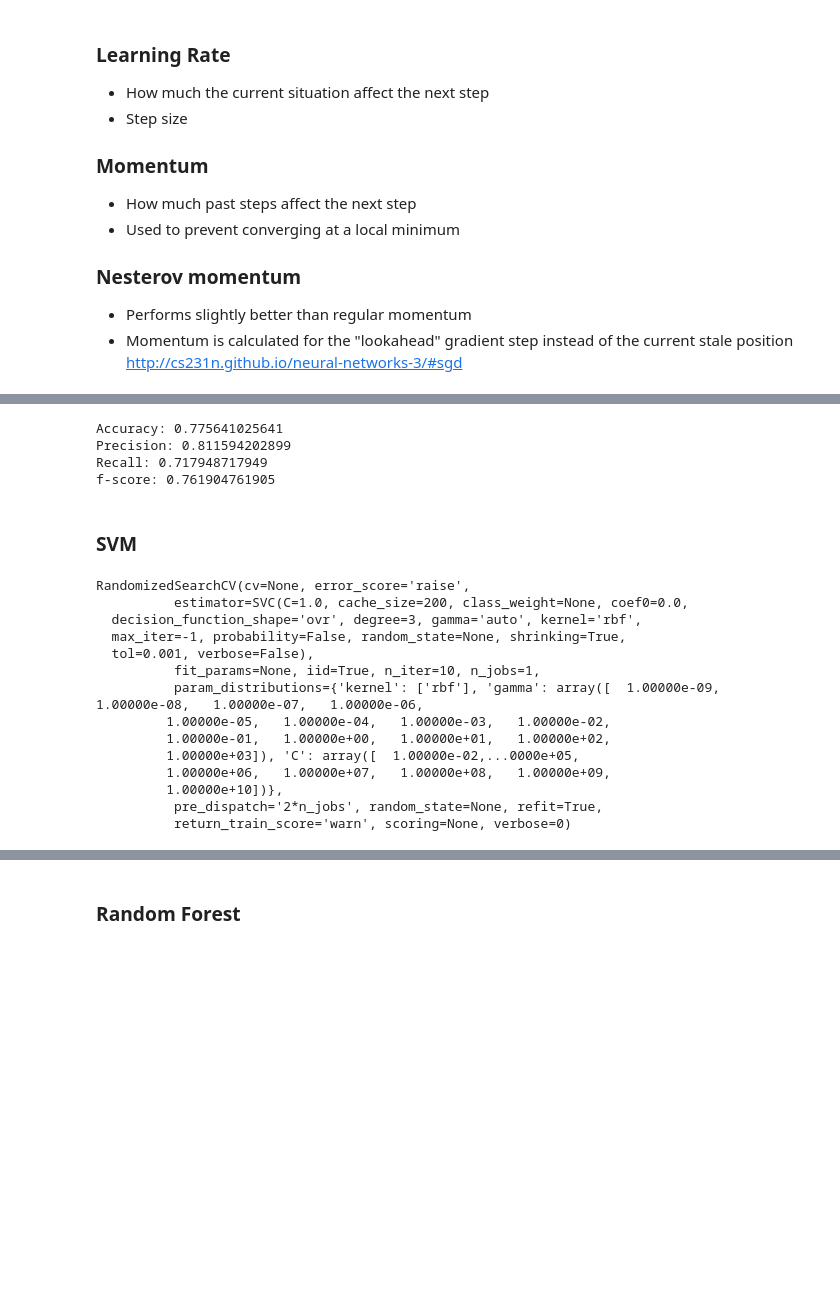
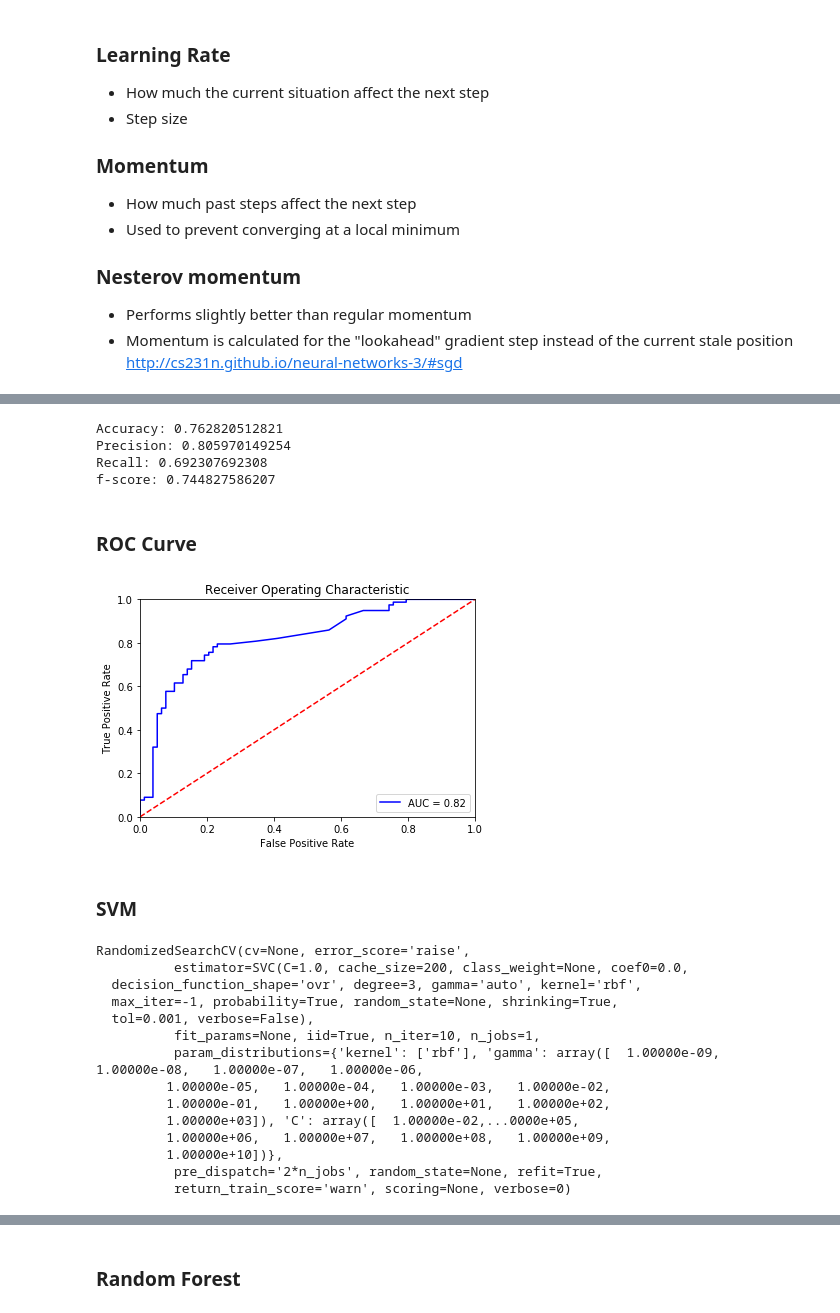
Before and after one commit to scorelab/OpenSNA, a Jupyter notebook: link_prediction/link_prediction.ipynb, the cells around one changed output, grey strips where cells are left out. Cells and saved outputs as stored; diff of their text form; code cells hidden in the pictures; blank space fills up the shorter version.

```diff
--- a/link_prediction/link_prediction.ipynb
+++ b/link_prediction/link_prediction.ipynb
@@ -81,3 +84,14 @@ This is a refinement jaccard coef. Rarer features are weighted heavily. If there
+# %%
+def plot_roc(fpt, tpr, roc_auc):
+    plt.title('Receiver Operating Characteristic')
+    plt.plot(fpr, tpr, 'b', label = 'AUC = %0.2f' % roc_auc)
+    plt.legend(loc = 'lower right')
+    plt.plot([0, 1], [0, 1],'r--')
+    plt.xlim([0, 1])
+    plt.ylim([0, 1])
+    plt.ylabel('True Positive Rate')
+    plt.xlabel('False Positive Rate')
+    plt.show()
 # %% [markdown]
 ### Load data
 # %%
@@ -125,6 +139,7 @@ random_search = RandomizedSearchCV(clf, param_distributions={
     'alpha': [1e-2, 1e-3, 1e-4, 1e-5],
     'hidden_layer_sizes': scipy.stats.randint(4, 12),
     'solver': ['lbfgs', 'sgd', 'adam'],
+    'early_stopping': [True, False],
     'activation': ["relu", "logistic", "tanh"]})
 
 random_search.fit(feature_values, Y)
@@ -158,6 +196,7 @@ http://cs231n.github.io/neural-networks-3/#sgd
 # %%
 ### Validation
 # %%
+pred_proba = cross_val_predict(random_search, feature_values, Y, cv=6, method='predict_proba')
 pred = cross_val_predict(random_search, feature_values, Y, cv=6)
 # %%
 print ("Accuracy:", accuracy_score(df[["Label"]], pred))
@@ -166,14 +205,22 @@ print ("Precision:", precision)
 print ("Recall:", recall)
 print ("f-score:", fscore)
 # %% [output]
-Accuracy: 0.775641025641
-Precision: 0.811594202899
-Recall: 0.717948717949
-f-score: 0.761904761905
+Accuracy: 0.762820512821
+Precision: 0.805970149254
+Recall: 0.692307692308
+f-score: 0.744827586207
+# %% [markdown]
+### ROC Curve
+# %%
+fpr, tpr, threshold = roc_curve(df[["Label"]], pred_proba[:, 1])
+roc_auc = auc(fpr, tpr)
+plot_roc(fpr, tpr, roc_auc)
+# %% [output]
+[figure, added]
 # %% [markdown]
 ### SVM
 # %%
-clf = svm.SVC()
+clf = svm.SVC(probability=True)
 random_search = RandomizedSearchCV(clf, param_distributions={
     'kernel': ["rbf"],
     'gamma': np.logspace(-9, 3, 13),
@@ -183,7 +230,7 @@ random_search.fit(feature_values, Y)
 RandomizedSearchCV(cv=None, error_score='raise',
           estimator=SVC(C=1.0, cache_size=200, class_weight=None, coef0=0.0,
   decision_function_shape='ovr', degree=3, gamma='auto', kernel='rbf',
-  max_iter=-1, probability=False, random_state=None, shrinking=True,
+  max_iter=-1, probability=True, random_state=None, shrinking=True,
   tol=0.001, verbose=False),
           fit_params=None, iid=True, n_iter=10, n_jobs=1,
           param_distributions={'kernel': ['rbf'], 'gamma': array([  1.00000e-09,   1.00000e-08,   1.00000e-07,   1.00000e-06,
```
Also changed, not shown: parts of 11 cells of this notebook, 1 other file.
